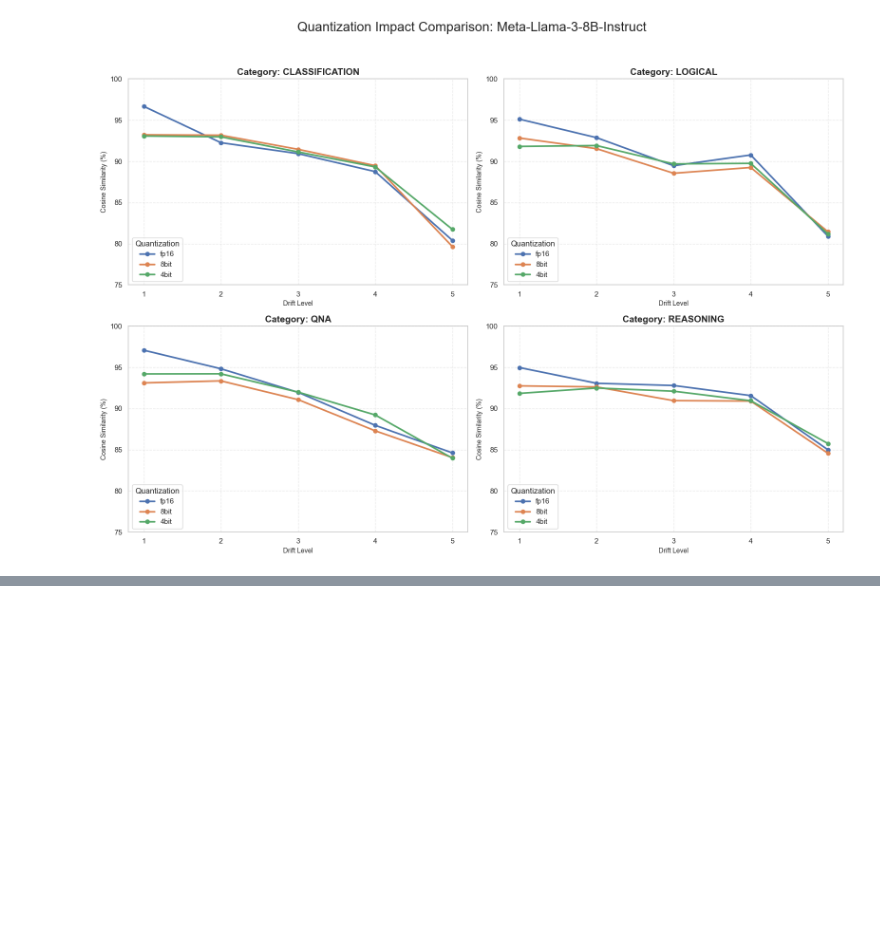
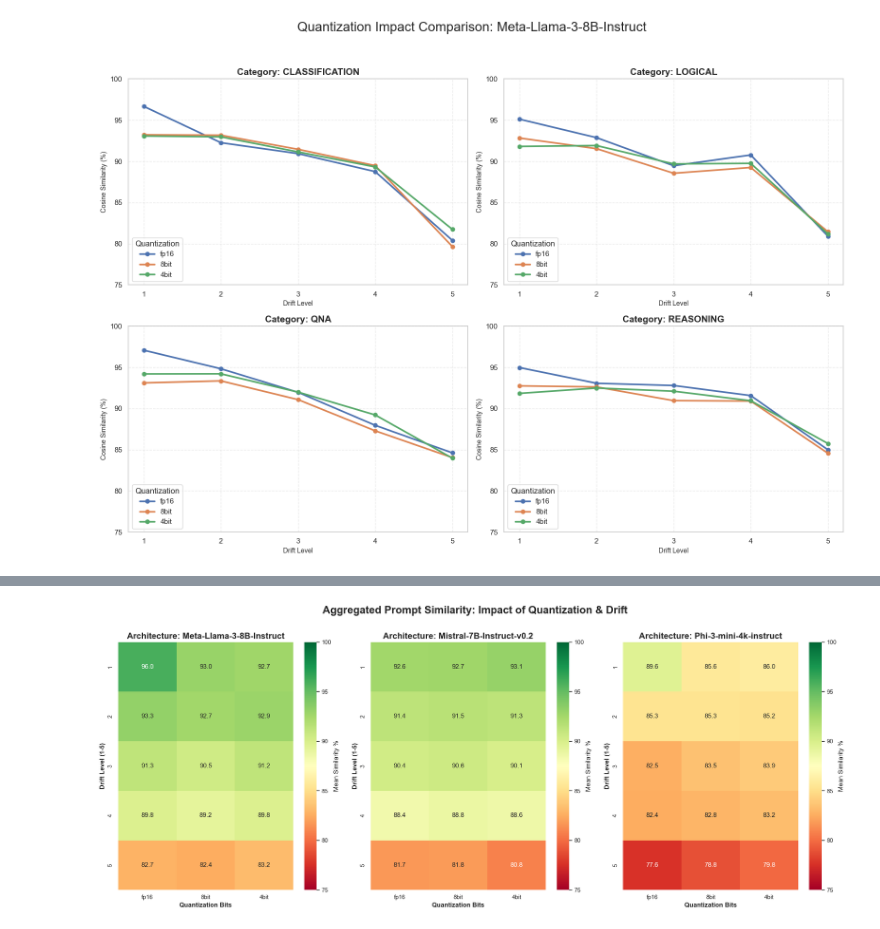
Before and after one commit to VedantBarhate/Resilio, a Jupyter notebook: 3_responses_cossim/resp_cs_visualizer.ipynb, the cells around one changed output, grey strips where cells are left out. Drawn from its saved outputs; the diff is of its cells as text; code cells hidden in the pictures; blank space fills up the shorter version.

```diff
--- a/3_responses_cossim/resp_cs_visualizer.ipynb
+++ b/3_responses_cossim/resp_cs_visualizer.ipynb
@@ -313,0 +395,89 @@ for i in providers:
+# %%
+def plot_aggregated_similarity_3x1(base_dir):
+    """
+    Generates a 3x1 vertical grid of heatmaps.
+    X-axis: Model Bits (fp16, 8bit, 4bit)
+    Y-axis: Drift Level (1-5)
+    Aggregates all task categories into a single Mean Similarity Score.
+    """
+    base_path = Path(base_dir)
+    all_data = []
+
+    # 1. Collect and Aggregate Raw Data
+    for stats_file in base_path.rglob("*_response_cossim_stats.csv"):
+        # Path: base_dir / provider / model_quant / category_stats.csv
+        folder_name = stats_file.parent.name
+        try:
+            # Extract Base Model and Bit from folder name (e.g., Llama-3-8B_4bit)
+            parts = folder_name.rsplit('_', 1)
+            if len(parts) < 2: continue
+
+            base_model, bit = parts[0], parts[1]
+            df = pd.read_csv(stats_file)
+
+            # Detect columns
+            drift_col = df.columns[0]
+
+            # Append each row (drift level) to the list
+            for _, row in df.iterrows():
+                all_data.append({
+                    "Base_Model": base_model,
+                    "Bits": bit,
+                    "Drift": int(row[drift_col]),
+                    "Similarity": row["overall_mean"]
+                })
+        except Exception as e:
+            print(f"⚠️ Error processing {folder_name}: {e}")
+
+    df_full = pd.DataFrame(all_data)
+    if df_full.empty:
+        print("❌ No data found.")
+        return
+
+    # 2. Group by Model, Drift, and Bits to Aggregate Categories
+    # This calculates the Grand Mean across Classification, Logic, etc.
+    df_agg = df_full.groupby(['Base_Model', 'Drift', 'Bits'])['Similarity'].mean().reset_index()
+
+    # 3. Setup 3x1 Vertical Grid
+    base_models = sorted(df_agg['Base_Model'].unique())
+    bit_order = ['fp16', '8bit', '4bit'] # X-axis order
+
+    fig, axes = plt.subplots(1, 3 , figsize=(20, 8))
+    if len(base_models) == 1: axes = [axes]
+
+    for i, model in enumerate(base_models):
+        subset = df_agg[df_agg['Base_Model'] == model]
+
+        # Pivot: Y = Drift, X = Bits
+        pivot_df = subset.pivot(index="Drift", columns="Bits", values="Similarity")
+
+        # Ensure the bits follow the precision order on X-axis
+        existing_bits = [b for b in bit_order if b in pivot_df.columns]
+        pivot_df = pivot_df[existing_bits]
+
+        # Plot Heatmap
+        sns.heatmap(
+            pivot_df,
+            annot=True,
+            cmap="RdYlGn",
+            vmin=75,
+            vmax=100,
+            fmt=".1f",
+            ax=axes[i],
+            cbar_kws={'label': 'Mean Similarity %'}
+        )
+
+        axes[i].set_title(f"Architecture: {model}", fontweight='bold', fontsize=16)
+        axes[i].set_ylabel("Drift Level (1-5)", fontweight='bold')
+        axes[i].set_xlabel("Quantization Bits", fontweight='bold')
+
+    plt.suptitle("Aggregated Prompt Similarity: Impact of Quantization & Drift",
+                 fontsize=20, fontweight='bold', y=1.01)
+
+    plt.tight_layout()
+    plt.show()
+
+# Execution
+plot_aggregated_similarity_3x1("response_cossim_stats")
+# %% [output]
+[figure, added]
```
Also changed, not shown: parts of 2 cells of this notebook, 51 other files.
